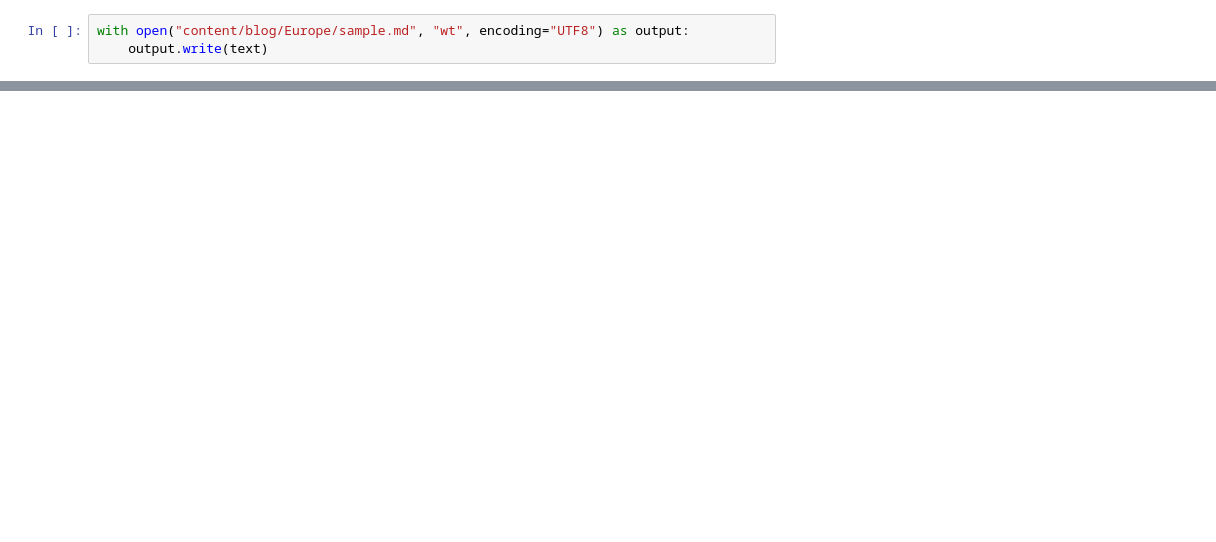
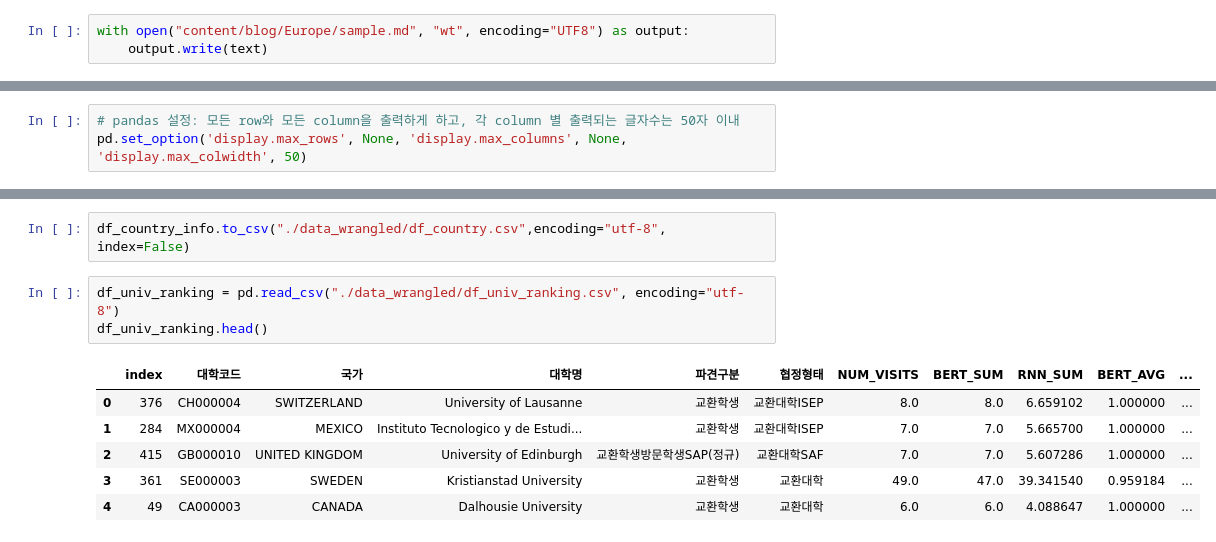
Before and after one commit to snoop2head/yonsei.exchange, a Jupyter notebook: make_page.ipynb, the cells around one changed output, grey strips where cells are left out. Saved outputs shown, nothing was run; the diff lists cells and outputs as text; blank space fills up the shorter version.

```diff
--- a/make_page.ipynb
+++ b/make_page.ipynb
@@ -60,0 +129,3 @@ with open("content/blog/Europe/sample.md", "wt", encoding="UTF8") as output:
+# %%
+# pandas 설정: 모든 row와 모든 column을 출력하게 하고, 각 column 별 출력되는 글자수는 50자 이내
+pd.set_option('display.max_rows', None, 'display.max_columns', None, 'display.max_colwidth', 50)
@@ -60,0 +210,12 @@ with open("content/blog/Europe/sample.md", "wt", encoding="UTF8") as output:
+# %%
+df_country_info.to_csv("./data_wrangled/df_country.csv",encoding="utf-8", index=False)
+# %%
+df_univ_ranking = pd.read_csv("./data_wrangled/df_univ_ranking.csv", encoding="utf-8")
+df_univ_ranking.head()
+# %% [output]
+|  | index | 대학코드 | 국가 | 대학명 | 파견구분 | 협정형태 | NUM_VISITS | BERT_SUM | RNN_SUM | BERT_AVG | ... |
+| 0 | 376 | CH000004 | SWITZERLAND | University of Lausanne | 교환학생 | 교환대학ISEP | 8.0 | 8.0 | 6.659102 | 1.000000 | ... |
+| 1 | 284 | MX000004 | MEXICO | Instituto Tecnologico y de Estudi... | 교환학생 | 교환대학ISEP | 7.0 | 7.0 | 5.665700 | 1.000000 | ... |
+| 2 | 415 | GB000010 | UNITED KINGDOM | University of Edinburgh | 교환학생방문학생SAP(정규) | 교환대학SAF | 7.0 | 7.0 | 5.607286 | 1.000000 | ... |
+| 3 | 361 | SE000003 | SWEDEN | Kristianstad University | 교환학생 | 교환대학 | 49.0 | 47.0 | 39.341540 | 0.959184 | ... |
+| 4 | 49 | CA000003 | CANADA | Dalhousie University | 교환학생 | 교환대학 | 6.0 | 6.0 | 4.088647 | 1.000000 | ... |
```
Also changed, not shown: parts of 18 cells of this notebook.
